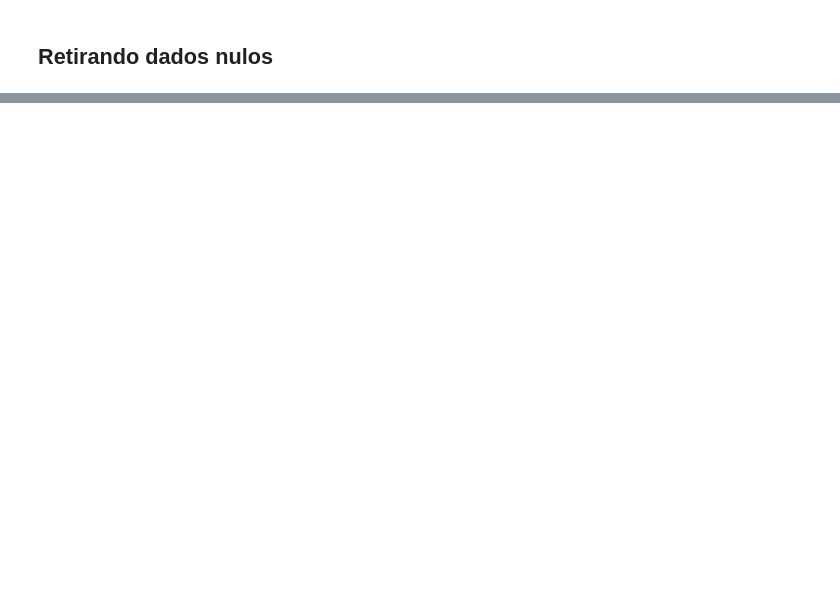
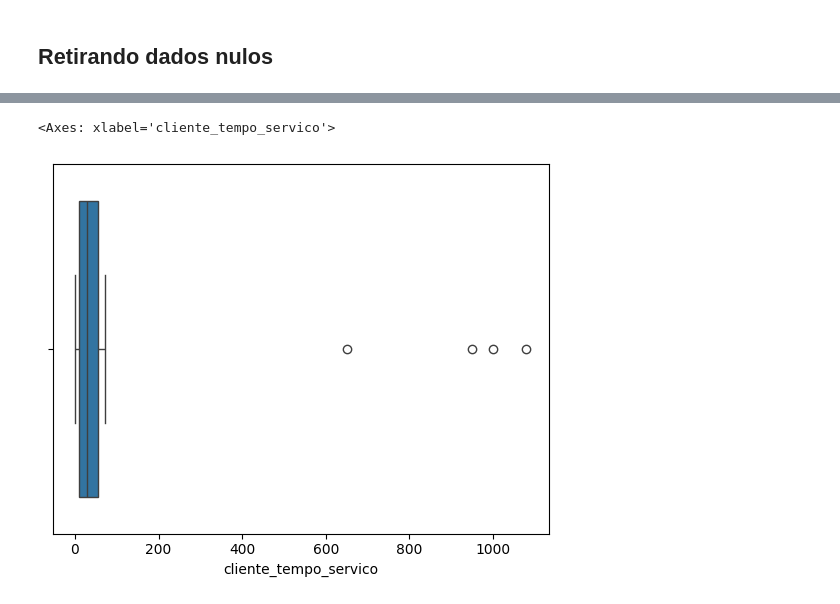
Before and after one commit to gWalliffe/exercicios_python, a Jupyter notebook: exercicios_python/06 - Pandas.ipynb, the cells around one changed output, grey strips where cells are left out. Saved outputs shown, nothing was run; the diff lists cells and outputs as text; code cells hidden in the pictures; blank space fills up the shorter version.

```diff
--- a/exercicios_python/06 - Pandas.ipynb
+++ b/exercicios_python/06 - Pandas.ipynb
@@ -1142,0 +997,10 @@ dtype: int64
+# %%
+#pegando primeiro quartil
+Q1 = df_sem_nulos['cliente_tempo_servico'].quantile(.25)
+Q3 = df_sem_nulos['cliente_tempo_servico'].quantile(.75)
+IQR = Q3-Q1
+limite_inferior = Q1 - 1.5 * IQR
+limite_superir = Q3 + 1.5 * IQR
+# %%
+outliers_index = (df_sem_nulos['cliente_tempo_servico'] < limite_inferior) | (df_sem_nulos['cliente_tempo_servico'] > limite_superir)
+outliers_index
@@ -1142,0 +1037,2 @@ dtype: int64
+# %%
+df_sem_out = df_sem_nulos.copy()
@@ -1142,0 +1053,9 @@ dtype: int64
+# %%
+df_sem_out.loc[outliers_index, 'cliente_tempo_servico'] = np.ceil(
+    df_sem_out.loc[outliers_index]['conta_cobranca_Total'] / df_sem_out.loc[outliers_index]['conta_cobranca_mensal']
+)
+# %%
+sns.boxplot(x=df_sem_out['cliente_tempo_servico'])
+# %% [output]
+<Axes: xlabel='cliente_tempo_servico'>
+[figure, added]
```
Also changed, not shown: parts of 43 cells of this notebook, 2 other files.
